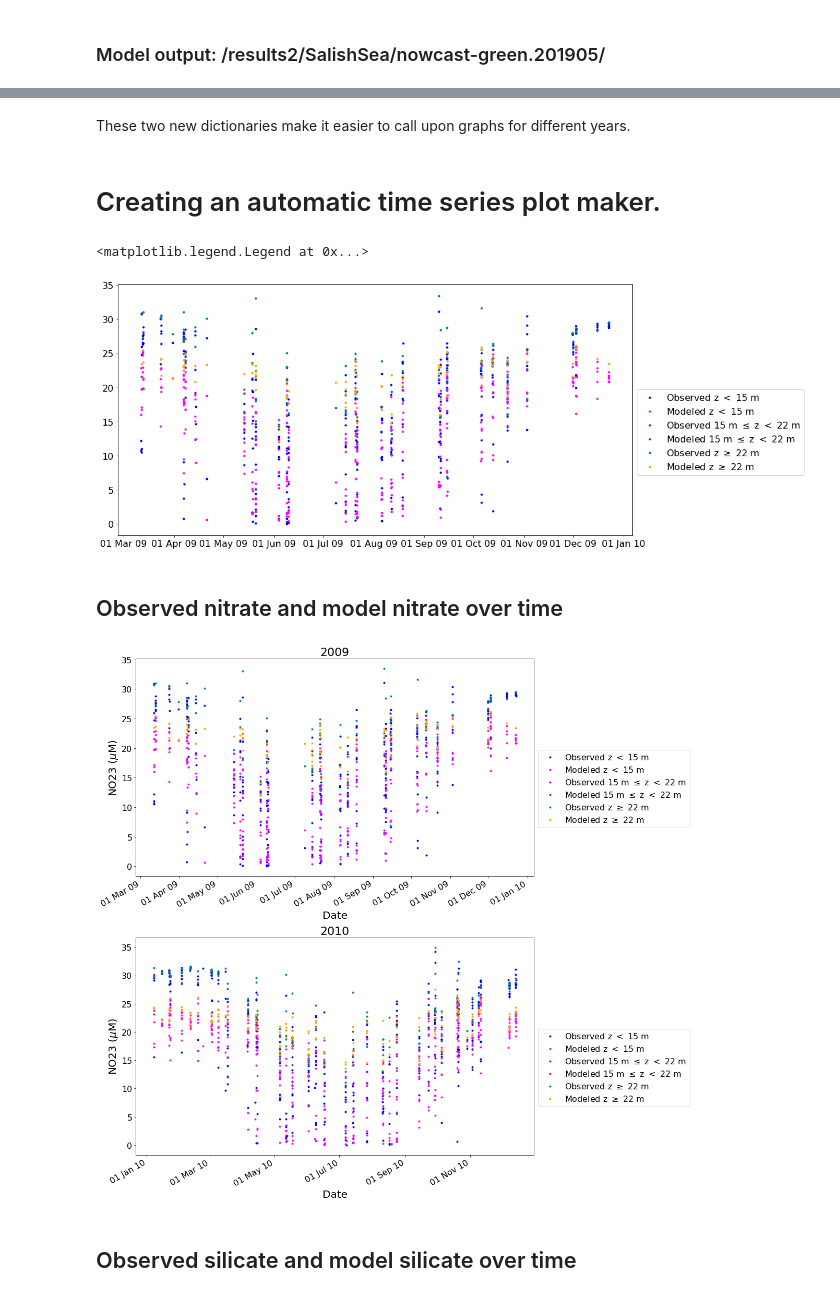
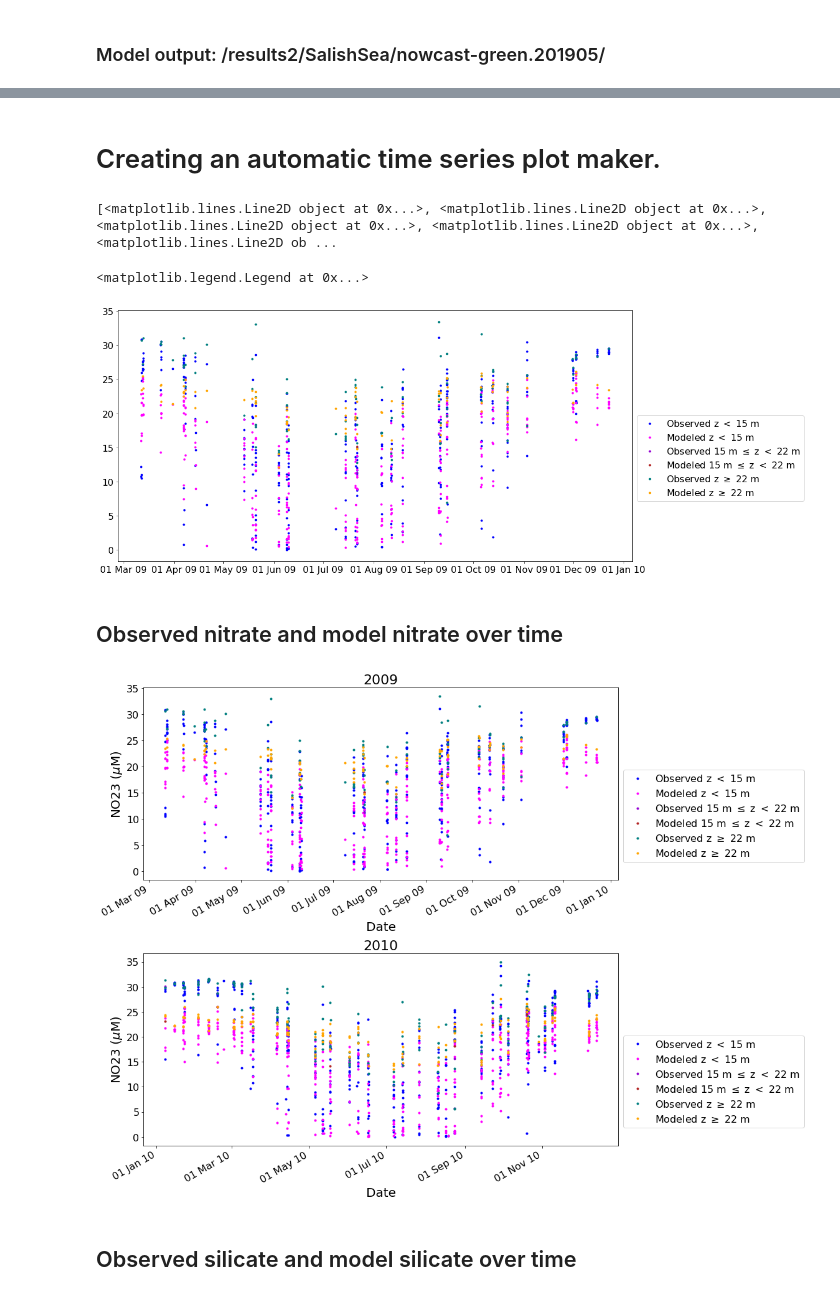
Before and after one commit to SalishSeaCast/analysis-keegan, a Jupyter notebook: notebooks/Evaluations/Time_Series_evaluation.ipynb, the cells around one changed output, grey strips where cells are left out. Cells and saved outputs as stored; diff of their text form; code cells hidden in the pictures.

```diff
--- a/notebooks/Evaluations/Time_Series_evaluation.ipynb
+++ b/notebooks/Evaluations/Time_Series_evaluation.ipynb
@@ -55,7 +55,7 @@ $( document ).ready(code_toggle);
 
 <form action="javascript:code_toggle()"><input type="submit" value="Click here to toggle on/off the raw code."></form>''')
 # %%
-years=[2009,2010]
+years=range(2007,2020)
 modelversion='nowcast-green.201905'
 PATH= '/results2/SalishSea/nowcast-green.201905/'
 datadir='/ocean/eolson/MEOPAR/obs/WADE/ptools_data/ecology'
@@ -120,3 +120 @@ SOND=pd.concat(SONDd.values(), ignore_index=True)
-# %% [markdown]
-These two new dictionaries make it easier to call upon graphs for different years.
 # %%
@@ -250,8 +249,10 @@ def tsertser_graph(ax,df,obsvar,modvar,start_date,end_date,sepvar='',sepvals=([]
         obs0=et._deframe(df.loc[(df['dtUTC'] >= start_date)&(df['dtUTC']<= end_date),[obsvar]])
         mod0=et._deframe(df.loc[(df['dtUTC'] >= start_date)&(df['dtUTC']<= end_date),[modvar]])
         time0=et._deframe(df.loc[(df['dtUTC'] >= start_date)&(df['dtUTC']<= end_date),['dtUTC']])
-        ps.append(ax.plot(time0,obs0,'.',color=ocols[0],label=f'Observed {lname}'))
-        ps.append(ax.plot(time0,mod0,'.',color=mcols[0],label=f'Modeled {lname}'))
+        p0,=ax.plot(time0,obs0,'.',color=ocols[0],label=f'Observed {lname}')
+        ps.append(p0)
+        p0,=ax.plot(time0,mod0,'.',color=mcols[0],label=f'Modeled {lname}')
+        ps.append(p0)
     else:
         obs0=et._deframe(df.loc[(df[obsvar]==df[obsvar])&(df[modvar]==df[modvar])&(df[sepvar]==df[sepvar])&(df['dtUTC'] >= start_date)&(df['dtUTC']<= end_date),[obsvar]])
         mod0=et._deframe(df.loc[(df[obsvar]==df[obsvar])&(df[modvar]==df[modvar])&(df[sepvar]==df[sepvar])&(df['dtUTC'] >= start_date)&(df['dtUTC']<= end_date),[modvar]])
@@ -306,10 +307,12 @@ start_date=dt.datetime(2009,1,1)
 end_date=dt.datetime(2009,12,31)
 fig,ax=plt.subplots(1,1,figsize=(16,8))
 ps=tsertser_graph(ax,data,obsvar,modvar,start_date,end_date,'Z',(15,22),'z','m')
+print(ps)
 #for i in ps:
 ax.legend(handles=ps,bbox_to_anchor=[1,.6,0,0])
 # %% [output]
-<matplotlib.legend.Legend at 0x...>
+[<matplotlib.lines.Line2D object at 0x...>, <matplotlib.lines.Line2D object at 0x...>, <matplotlib.lines.Line2D object at 0x...>, <matplotlib.lines.Line2D object at 0x...>, <matplotlib.lines.Line2D ob ...
+<matplotlib.legend.Legend at 0x...>
 [figure]
 # %%
 def multi_timese_graph(df,years,obsvar,modvar,figsize):
@@ -327,10 +330,10 @@ def multi_timese_graph(df,years,obsvar,modvar,figsize):
 # %%
 obsvar='NO23'
 modvar='mod_nitrate'
 
-multi_timese_graph(data,years,obsvar,modvar,(16,15))
+multi_timese_graph(data,[2009,2010],obsvar,modvar,(16,12))
 # %% [output]
-[figure, old version]
+[figure, new version]
 # %% [markdown]
 ## Observed silicate and model silicate over time
 # %%
```
Also changed, not shown: parts of 16 cells of this notebook.
